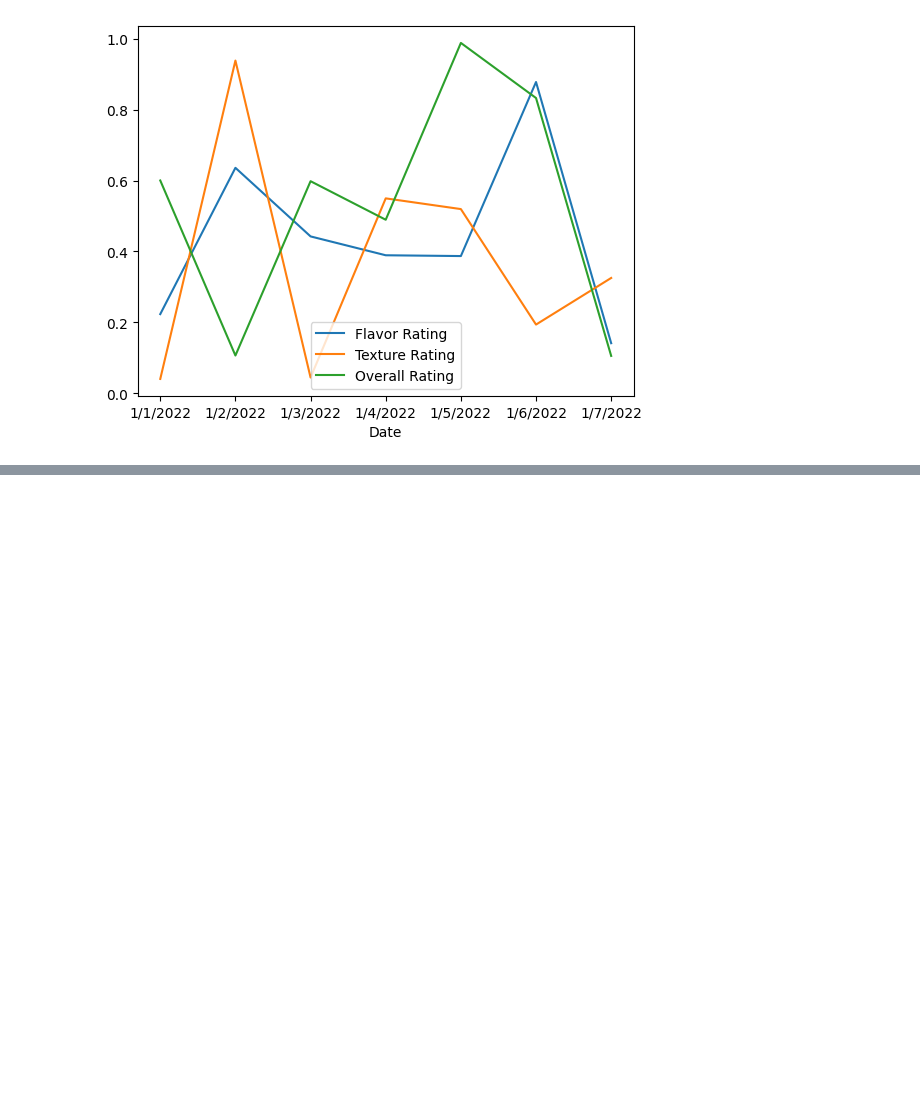
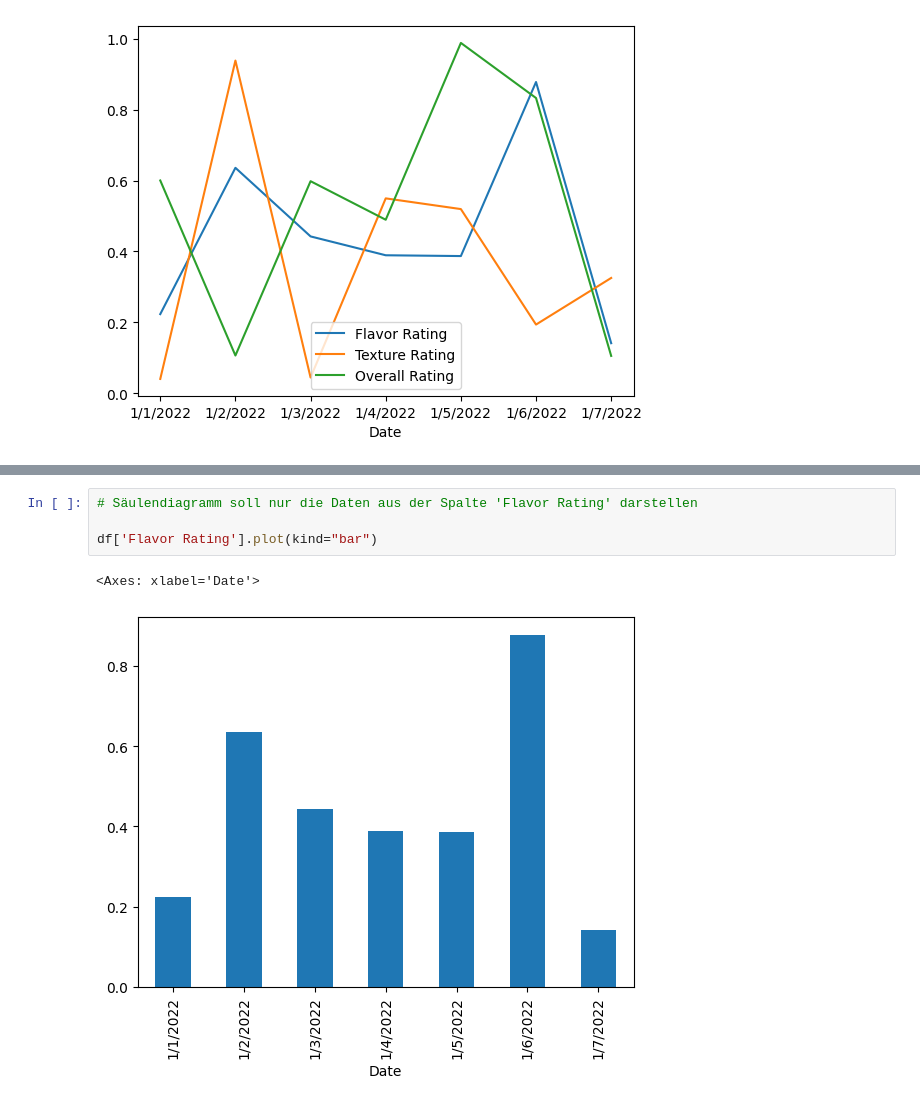
Before and after one commit to Hamed-Nori/datenanalyse_aufgaben, a Jupyter notebook: Aufgaben/Lösungen/Aufgabe_3_lösung.ipynb, the cells around one changed output, grey strips where cells are left out. Drawn from its saved outputs; the diff is of its cells as text; blank space fills up the shorter version.

```diff
--- a/Aufgaben/Lösungen/Aufgabe_3_lösung.ipynb
+++ b/Aufgaben/Lösungen/Aufgabe_3_lösung.ipynb
@@ -71,0 +121,7 @@ array([<Axes: xlabel='Date'>, <Axes: xlabel='Date'>,
+# %%
+# Säulendiagramm soll nur die Daten aus der Spalte 'Flavor Rating' darstellen
+
+df['Flavor Rating'].plot(kind="bar")
+# %% [output]
+<Axes: xlabel='Date'>
+[figure, added]
```
Also changed, not shown: parts of 8 cells of this notebook, 6 other files.
